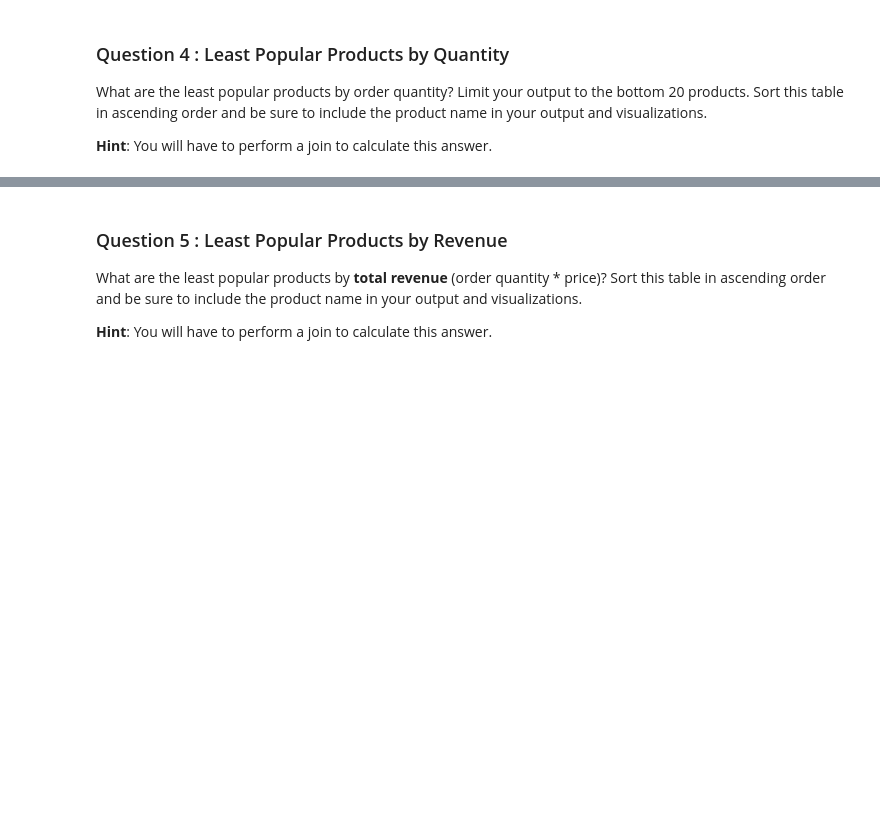
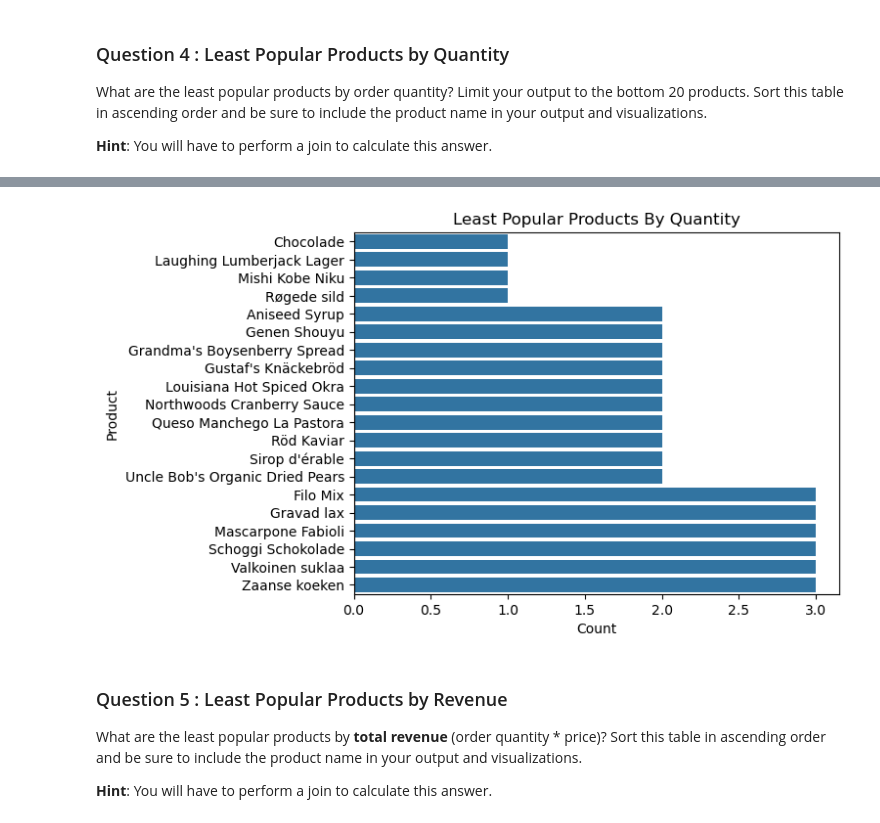
Before and after one commit to grullon-mina/AdHoc-Report, a Jupyter notebook: adhoc_report.ipynb, the cells around one changed output, grey strips where cells are left out. Saved outputs shown, nothing was run; the diff lists cells and outputs as text; code cells hidden in the pictures; blank space fills up the shorter version.

```diff
--- a/adhoc_report.ipynb
+++ b/adhoc_report.ipynb
@@ -121,8 +121,14 @@ What are the least popular products by order quantity? Limit your output to the
 # %%
 # TODO: Write a SQL query which will answer the question above.
 cursor.execute("""
-               SELECT
+               SELECT p.ProductName, COUNT(o.quantity) AS count
+               FROM OrderDetails o
+               LEFT JOIN Products p ON p.productId = o.productId
+               GROUP BY p.ProductName
+               ORDER BY count
+               LIMIT 20
                """)
 
 # TODO: Fetch your list of tuples and print it out
-...
+rows = cursor.fetchall()
+rows
@@ -129,9 +156,13 @@ cursor.execute("""
 # %%
 # TODO: Convert your list of tuples to a dataframe
-...
+df = pd.DataFrame(rows, columns=['Product', 'Count'])
 
 # TODO: Generate a visualization on this dataframe
-...
+sns.barplot(data= df, y="Product", x='Count' )
+plt.title('Least Popular Products By Quantity')
+plt.show()
+# %% [output]
+[figure, added]
 # %% [markdown]
 ### Question 5 : Least Popular Products by Revenue
 
```
Also changed, not shown: parts of 3 cells of this notebook.
